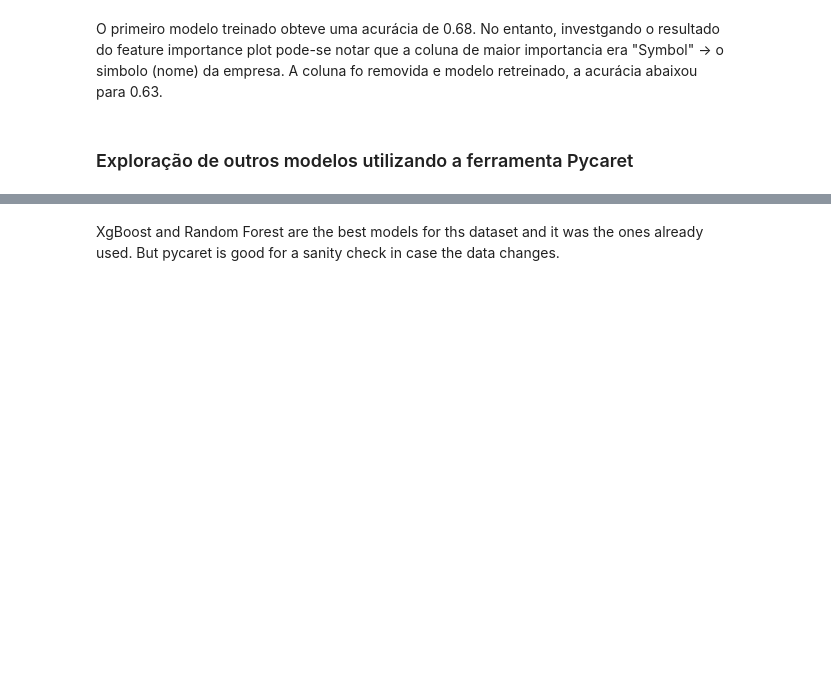
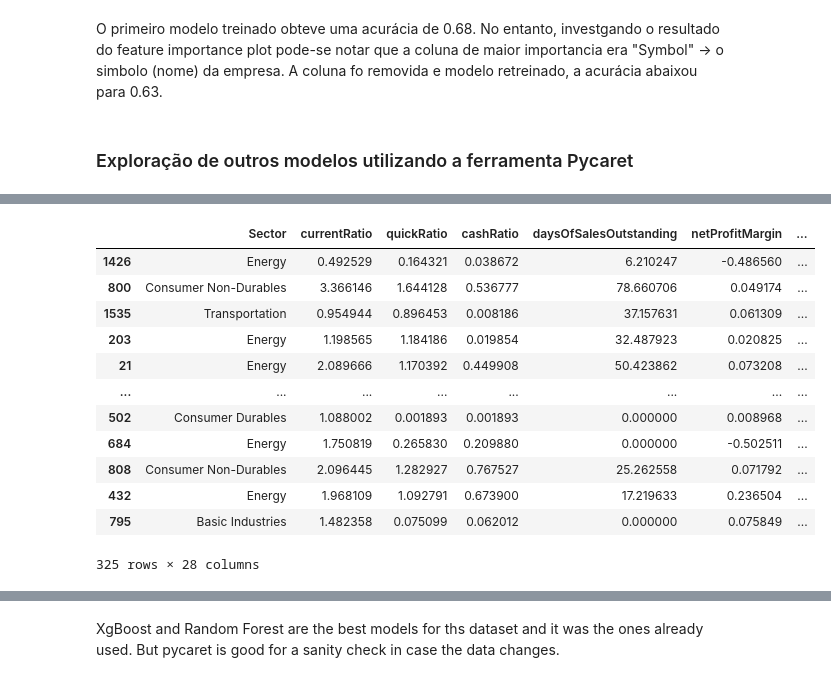
Before and after one commit to nataliaasaa/Take-Home-Test-CERC, a Jupyter notebook: prediction.ipynb, the cells around one changed output, grey strips where cells are left out. Saved outputs shown, nothing was run; the diff lists cells and outputs as text; code cells hidden in the pictures; blank space fills up the shorter version.

```diff
--- a/prediction.ipynb
+++ b/prediction.ipynb
@@ -313,3 +314,19 @@ weighted avg       0.67      0.67      0.67       406
+# %%
+predictions_tuned
+# %% [output]
+|  | Sector | currentRatio | quickRatio | cashRatio | daysOfSalesOutstanding | netProfitMargin | ... |
+| 1426 | Energy | 0.492529 | 0.164321 | 0.038672 | 6.210247 | -0.486560 | ... |
+| 800 | Consumer Non-Durables | 3.366146 | 1.644128 | 0.536777 | 78.660706 | 0.049174 | ... |
+| 1535 | Transportation | 0.954944 | 0.896453 | 0.008186 | 37.157631 | 0.061309 | ... |
+| 203 | Energy | 1.198565 | 1.184186 | 0.019854 | 32.487923 | 0.020825 | ... |
+| 21 | Energy | 2.089666 | 1.170392 | 0.449908 | 50.423862 | 0.073208 | ... |
+| ... | ... | ... | ... | ... | ... | ... | ... |
+| 502 | Consumer Durables | 1.088002 | 0.001893 | 0.001893 | 0.000000 | 0.008968 | ... |
+| 684 | Energy | 1.750819 | 0.265830 | 0.209880 | 0.000000 | -0.502511 | ... |
+| 808 | Consumer Non-Durables | 2.096445 | 1.282927 | 0.767527 | 25.262558 | 0.071792 | ... |
+| 432 | Energy | 1.968109 | 1.092791 | 0.673900 | 17.219633 | 0.236504 | ... |
+| 795 | Basic Industries | 1.482358 | 0.075099 | 0.062012 | 0.000000 | 0.075849 | ... |
+325 rows × 28 columns
 # %%
 # Create a confusion matrix and display it with seaborn heatmap
 cm = confusion_matrix(y_test, predictions_tuned['prediction_label'])
```
Also changed, not shown: parts of 11 cells of this notebook, 12 other files.
